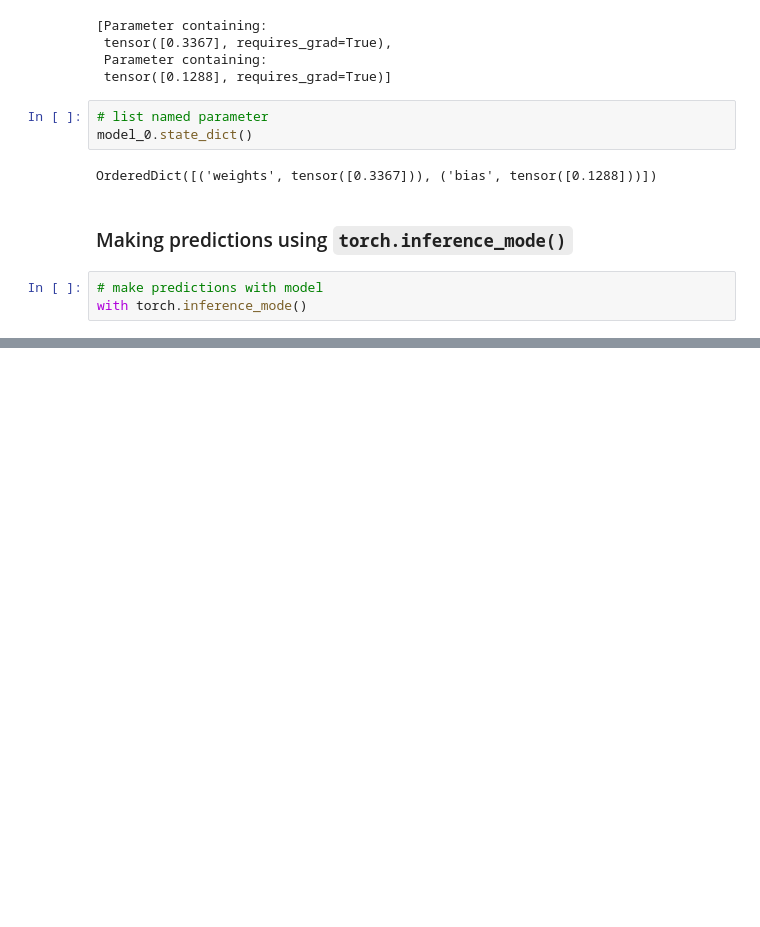
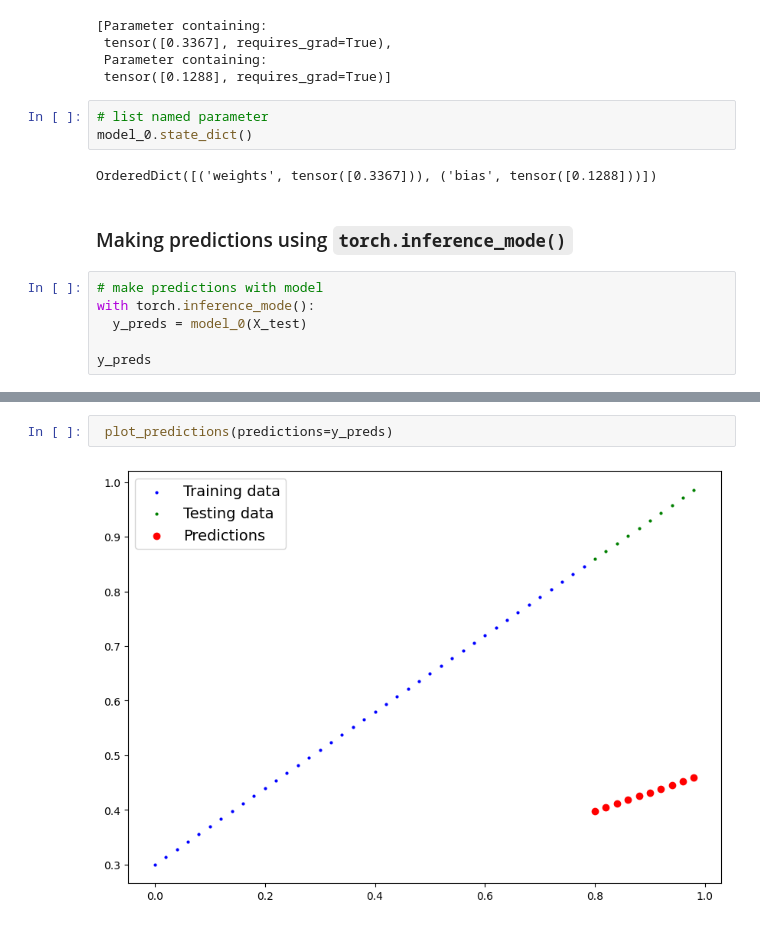
Before and after one commit to toheedakhtar/pytorch-deeplearning, a Jupyter notebook: notebooks/01_pytorch_workflow.ipynb, the cells around one changed output, grey strips where cells are left out. Saved outputs shown, nothing was run; the diff lists cells and outputs as text; blank space fills up the shorter version.

Commit message:
model training

```diff
--- a/notebooks/01_pytorch_workflow.ipynb
+++ b/notebooks/01_pytorch_workflow.ipynb
@@ -158,4 +158,7 @@ OrderedDict([('weights', tensor([0.3367])), ('bias', tensor([0.1288]))])
 ### Making predictions using `torch.inference_mode()`
 # %%
 # make predictions with model
-with torch.inference_mode()
+with torch.inference_mode():
+  y_preds = model_0(X_test)
+
+y_preds
@@ -161,0 +176,4 @@ with torch.inference_mode()
+# %%
+ plot_predictions(predictions=y_preds)
+# %% [output]
+[figure, added]
```
Also changed, not shown: parts of 11 cells of this notebook.
